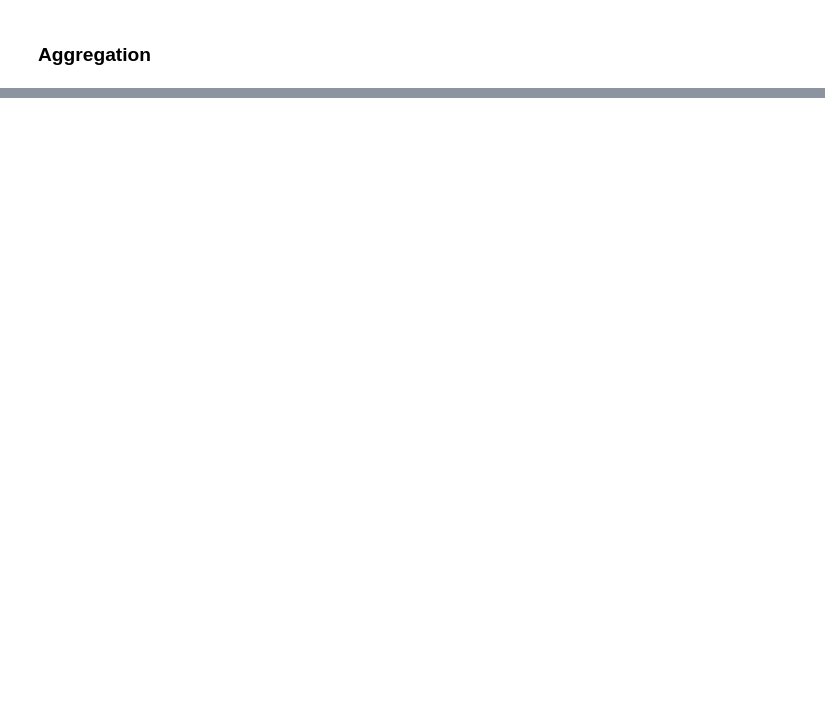
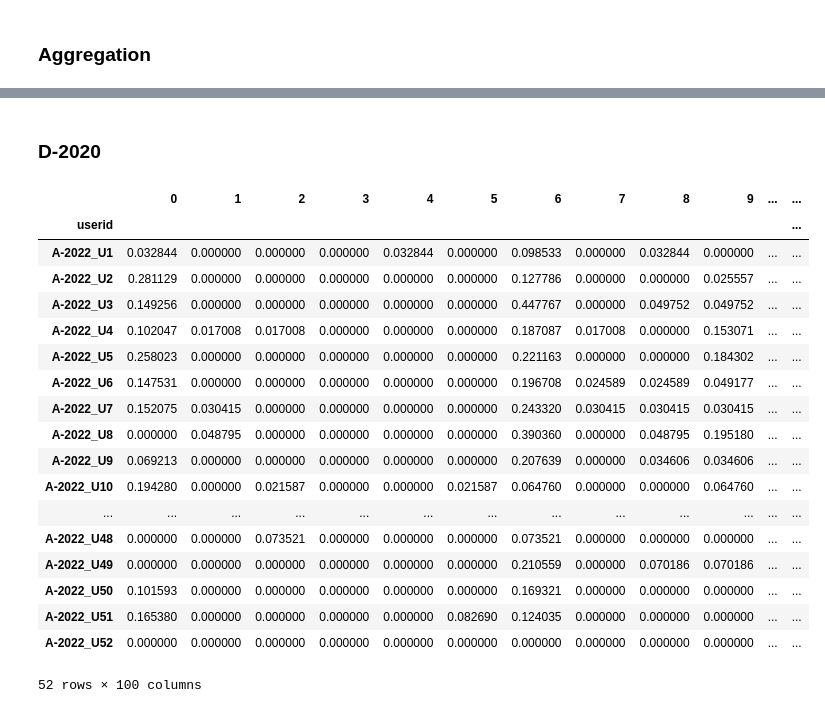
Before and after one commit to limu-research/2024-edm-e2vec, a Jupyter notebook: 4_Embedding_and_Aggregation.ipynb, the cells around one changed output, grey strips where cells are left out. Saved outputs shown, nothing was run; the diff lists cells and outputs as text; code cells hidden in the pictures; blank space fills up the shorter version.

```diff
--- a/4_Embedding_and_Aggregation.ipynb
+++ b/4_Embedding_and_Aggregation.ipynb
@@ -121,0 +192,62 @@ norm_boa_df
+# %% [markdown]
+### D-2020
+# %%
+## read CodeBook
+if k==100:
+        CodeBook_file = Code_Book_dir + r"\CodeBook_k{}_D20.csv".format(k)
+        action_centroids = pd.read_csv(CodeBook_file,index_col=0)
+        ## load fastText model (we must use the same model to Making CodeBook)
+        model = ft.load_model(r".\model\fastText_trainD-2020_100dim_30epoch.bin")
+
+        ### Aggregation step
+        # users_vecs: output students vector
+        users_vecs =[]
+        # users actions
+        users_data = user_df.values
+        # aggregation step for one student
+        for actions_one_user in users_data:
+                # user_vec = one student aggregated vector
+                user_vec = [0*i for i in range(len(action_centroids))]
+                # split each actions
+                actions_oneuser = actions_one_user[0].split("\n")
+                for one_action in actions_oneuser:
+                # if empty action, skip vectorization
+                        if one_action == "" or one_action == " ":
+                                continue
+                        # vector of action generated by fastText
+                        # embedding
+                        one_action_vec = model.get_sentence_vector(one_action)
+                        # calculate cosine similarity between action vec and centroids
+                        sim_mat = cosine_similarity(one_action_vec.reshape(1,-1), action_centroids.values)
+                        # get the most similar centroids ID
+                        max_index = np.argmax(sim_mat)
+                        # count the most similar centroids
+                        user_vec[max_index] += 1
+                users_vecs.append(user_vec)
+        boa_df = pd.DataFrame(users_vecs,index=user_df.index)
+
+        #normarization
+        norm_boa_df = pd.DataFrame(normalize(boa_df,norm="l2",axis=1),index=boa_df.index)
+        norm_boa_df.to_csv(r".\data2\vectors\norm_Student_Vctors_course{}_{}dim_D20.csv".format(course,k))
+# %%
+norm_boa_df
+# %% [output]
+|  | 0 | 1 | 2 | 3 | 4 | 5 | 6 | 7 | 8 | 9 | ... | ... |
+| userid |  |  |  |  |  |  |  |  |  |  |  | ... |
+| A-2022_U1 | 0.032844 | 0.000000 | 0.000000 | 0.000000 | 0.032844 | 0.000000 | 0.098533 | 0.000000 | 0.032844 | 0.000000 | ... | ... |
+| A-2022_U2 | 0.281129 | 0.000000 | 0.000000 | 0.000000 | 0.000000 | 0.000000 | 0.127786 | 0.000000 | 0.000000 | 0.025557 | ... | ... |
+| A-2022_U3 | 0.149256 | 0.000000 | 0.000000 | 0.000000 | 0.000000 | 0.000000 | 0.447767 | 0.000000 | 0.049752 | 0.049752 | ... | ... |
+| A-2022_U4 | 0.102047 | 0.017008 | 0.017008 | 0.000000 | 0.000000 | 0.000000 | 0.187087 | 0.017008 | 0.000000 | 0.153071 | ... | ... |
+| A-2022_U5 | 0.258023 | 0.000000 | 0.000000 | 0.000000 | 0.000000 | 0.000000 | 0.221163 | 0.000000 | 0.000000 | 0.184302 | ... | ... |
+| A-2022_U6 | 0.147531 | 0.000000 | 0.000000 | 0.000000 | 0.000000 | 0.000000 | 0.196708 | 0.024589 | 0.024589 | 0.049177 | ... | ... |
+| A-2022_U7 | 0.152075 | 0.030415 | 0.000000 | 0.000000 | 0.000000 | 0.000000 | 0.243320 | 0.030415 | 0.030415 | 0.030415 | ... | ... |
+| A-2022_U8 | 0.000000 | 0.048795 | 0.000000 | 0.000000 | 0.000000 | 0.000000 | 0.390360 | 0.000000 | 0.048795 | 0.195180 | ... | ... |
+| A-2022_U9 | 0.069213 | 0.000000 | 0.000000 | 0.000000 | 0.000000 | 0.000000 | 0.207639 | 0.000000 | 0.034606 | 0.034606 | ... | ... |
+| A-2022_U10 | 0.194280 | 0.000000 | 0.021587 | 0.000000 | 0.000000 | 0.021587 | 0.064760 | 0.000000 | 0.000000 | 0.064760 | ... | ... |
+| ... | ... | ... | ... | ... | ... | ... | ... | ... | ... | ... | ... | ... |
+| A-2022_U48 | 0.000000 | 0.000000 | 0.073521 | 0.000000 | 0.000000 | 0.000000 | 0.073521 | 0.000000 | 0.000000 | 0.000000 | ... | ... |
+| A-2022_U49 | 0.000000 | 0.000000 | 0.000000 | 0.000000 | 0.000000 | 0.000000 | 0.210559 | 0.000000 | 0.070186 | 0.070186 | ... | ... |
+| A-2022_U50 | 0.101593 | 0.000000 | 0.000000 | 0.000000 | 0.000000 | 0.000000 | 0.169321 | 0.000000 | 0.000000 | 0.000000 | ... | ... |
+| A-2022_U51 | 0.165380 | 0.000000 | 0.000000 | 0.000000 | 0.000000 | 0.082690 | 0.124035 | 0.000000 | 0.000000 | 0.000000 | ... | ... |
+| A-2022_U52 | 0.000000 | 0.000000 | 0.000000 | 0.000000 | 0.000000 | 0.000000 | 0.000000 | 0.000000 | 0.000000 | 0.000000 | ... | ... |
+52 rows × 100 columns
```
Also changed, not shown: parts of 15 cells of this notebook, 5 other files.
